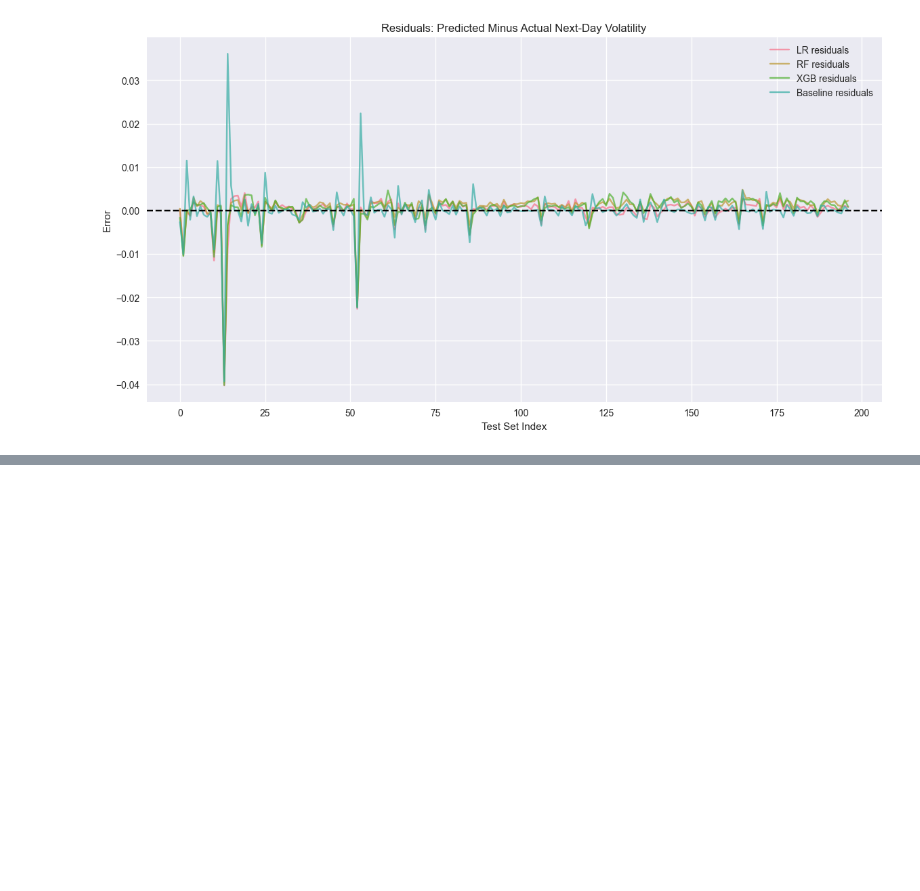
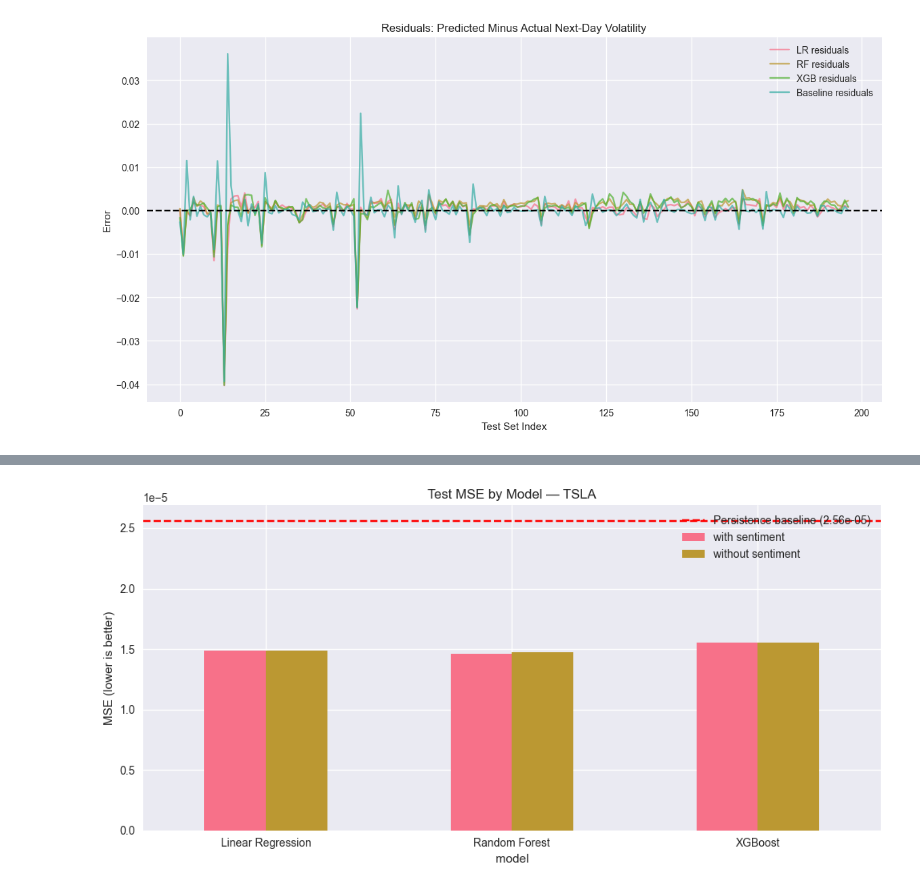
Before and after one commit to shreydevkar/CS506FinalProject, a Jupyter notebook: notebooks/preliminary_visualizations.ipynb, the cells around one changed output, grey strips where cells are left out. Saved outputs shown, nothing was run; the diff lists cells and outputs as text; code cells hidden in the pictures; blank space fills up the shorter version.

```diff
--- a/notebooks/preliminary_visualizations.ipynb
+++ b/notebooks/preliminary_visualizations.ipynb
@@ -187,0 +195,12 @@ plt.show()
+# %%
+# [sentiment-comparison]
+import sys
+sys.path.append('..')
+import pandas as pd
+import matplotlib.pyplot as plt
+import numpy as np
+
+from main import run_comparison
+
+TICKER = 'TSLA'
+results = run_comparison(TICKER)
@@ -187,0 +241,19 @@ plt.show()
+# %%
+# [sentiment-comparison]
+# Build a tidy comparison table
+rows = []
+for variant, key in [('without sentiment', 'baseline'), ('with sentiment', 'sentiment')]:
+    ev = results[key]['eval']
+    for model_name, label in [('lr', 'Linear Regression'), ('rf', 'Random Forest'), ('xgb', 'XGBoost')]:
+        rows.append({
+            'variant': variant,
+            'model': label,
+            'MSE': ev[model_name]['MSE'],
+            'MAE': ev[model_name]['MAE'],
+            'R2': ev[model_name]['R2'],
+        })
+    rows.append({'variant': variant, 'model': 'Baseline (persistence)',
+                  'MSE': ev['baseline_mse'], 'MAE': None, 'R2': None})
+comp = pd.DataFrame(rows)
+comp.to_csv('results.csv', index=False)
+comp
@@ -187,0 +270,14 @@ plt.show()
+# %%
+# [sentiment-comparison]
+# Bar chart: MSE across models, grouped by variant
+pivot = comp[comp['model'] != 'Baseline (persistence)'].pivot(index='model', columns='variant', values='MSE')
+ax = pivot.plot(kind='bar', figsize=(10, 5), rot=0)
+ax.set_title(f'Test MSE by Model — {TICKER}')
+ax.set_ylabel('MSE (lower is better)')
+ax.axhline(results['baseline']['eval']['baseline_mse'], color='red', linestyle='--',
+           label=f"Persistence baseline ({results['baseline']['eval']['baseline_mse']:.2e})")
+ax.legend()
+plt.tight_layout()
+plt.show()
+# %% [output]
+[figure, added]
```
Also changed, not shown: parts of 8 cells of this notebook, 14 other files.
